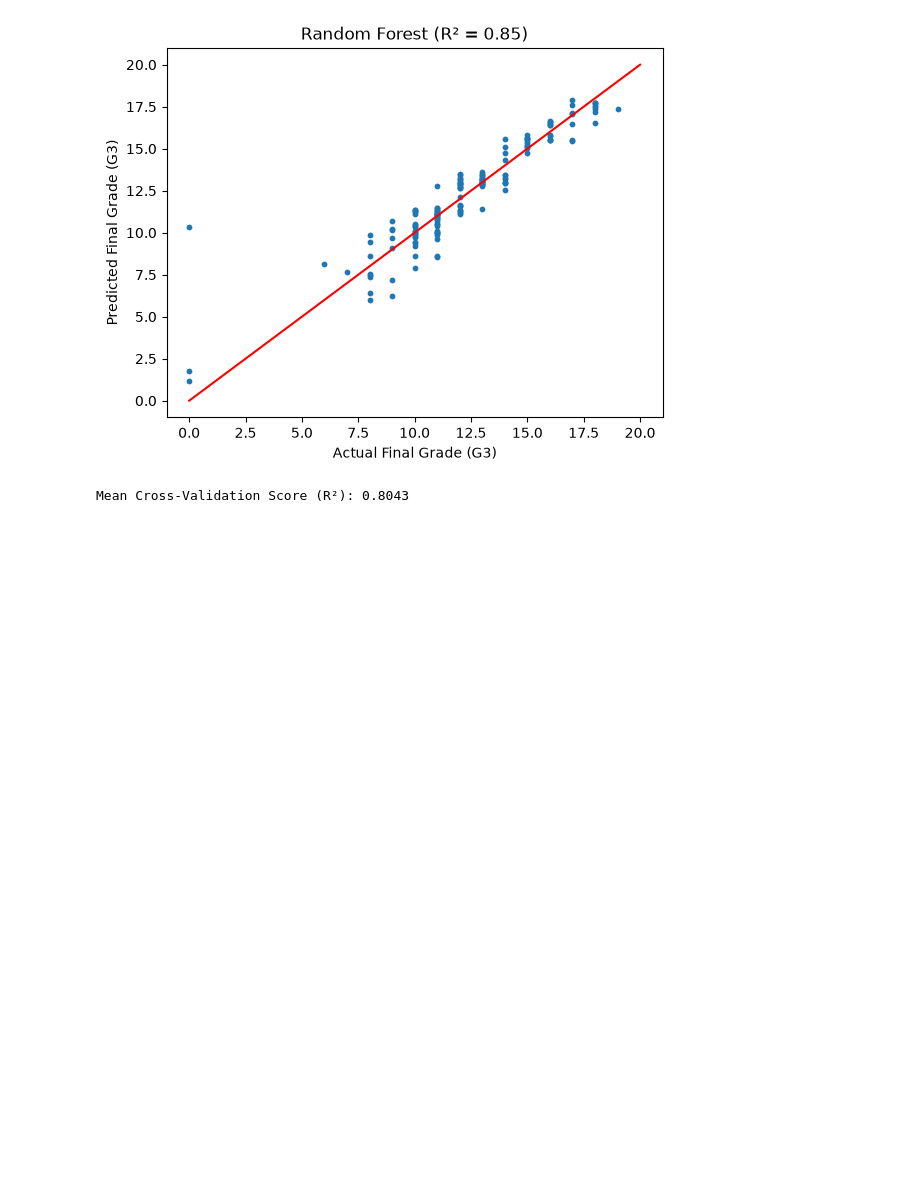
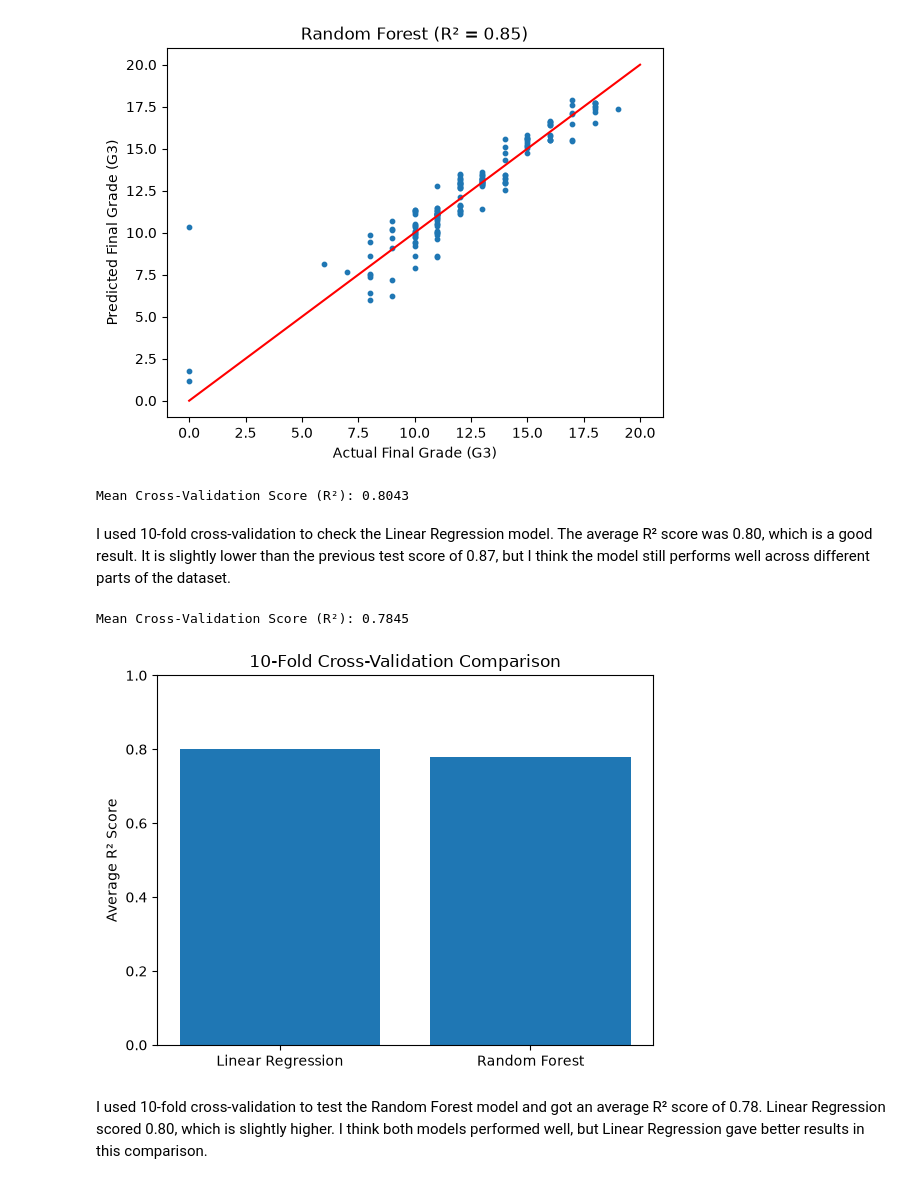
Before and after one commit to 2026441-dotcom/Machine-Learning, a Jupyter notebook: Sugarjav Dorjsuren Machine Learninggg.ipynb, the cells around one changed output. Cells and saved outputs as stored; diff of their text form; code cells hidden in the pictures; blank space fills up the shorter version.

```diff
--- a/Sugarjav Dorjsuren Machine Learninggg.ipynb
+++ b/Sugarjav Dorjsuren Machine Learninggg.ipynb
@@ -380,3 +380,30 @@ mean_cv_score = np.mean(cv_scores)
 print(f"Mean Cross-Validation Score (R²): {mean_cv_score:.4f}")
 # %% [output]
 Mean Cross-Validation Score (R²): 0.8043
+# %% [markdown]
+I used 10-fold cross-validation to check the Linear Regression model. The average R² score was 0.80, which is a good result. It is slightly lower than the previous test score of 0.87, but I think the model still performs well across different parts of the dataset.
+# %%
+rf_model = RandomForestRegressor(random_state=42)
+
+cv_scores_rf = cross_val_score(
+    rf_model, X_with_grades, y, cv=10, scoring='r2'
+)
+
+mean_cv_rf = np.mean(cv_scores_rf)
+
+print(f"Mean Cross-Validation Score (R²): {mean_cv_rf:.4f}")
+# %% [output]
+Mean Cross-Validation Score (R²): 0.7845
+# %%
+models = ["Linear Regression", "Random Forest"]
+scores = [0.80, 0.78]
+
+plt.bar(models, scores)
+plt.title("10-Fold Cross-Validation Comparison")
+plt.ylabel("Average R² Score")
+plt.ylim(0, 1)
+plt.show()
+# %% [output]
+[figure, added]
+# %% [markdown]
+I used 10-fold cross-validation to test the Random Forest model and got an average R² score of 0.78. Linear Regression scored 0.80, which is slightly higher. I think both models performed well, but Linear Regression gave better results in this comparison.
```
